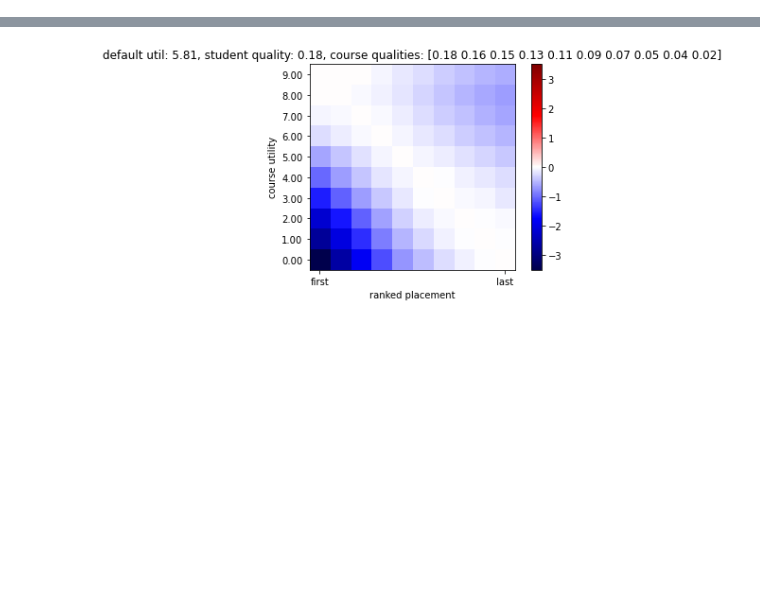
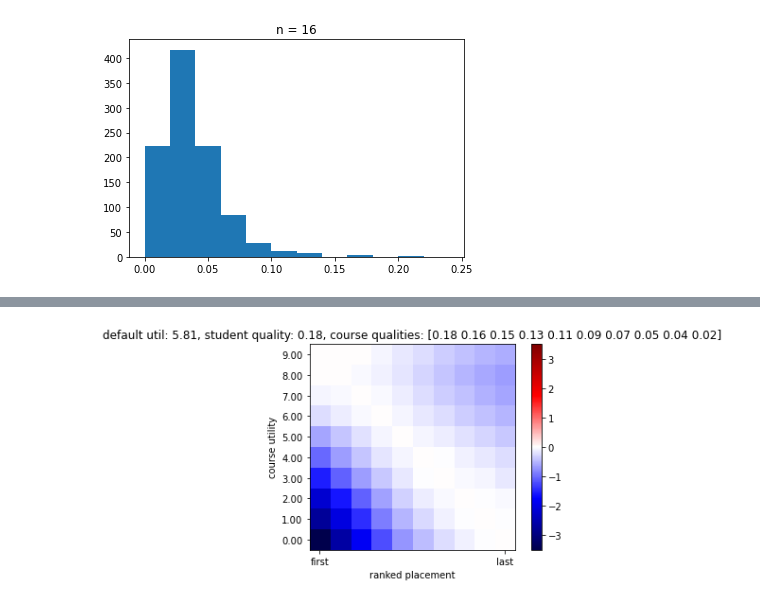
Before and after one commit to liamdj/thesis, a Jupyter notebook: sims.ipynb, the cells around one changed output, grey strips where cells are left out. Saved outputs shown, nothing was run; the diff lists cells and outputs as text; code cells hidden in the pictures; blank space fills up the shorter version.

```diff
--- a/sims.ipynb
+++ b/sims.ipynb
@@ -8,0 +47,23 @@ np.set_printoptions(precision=2)
+# %%
+trials = 1000
+ls_res = []
+ls_inputs = []
+for _ in range(trials):
+    student_qualities = np.ones(n)
+    student_qualities /= np.sum(student_qualities)
+    course_qualities = rng.random(n)
+    course_qualities /= np.sum(course_qualities)
+    match_utilities = sims.generate_utilities(course_qualities)
+    match_utilities = match_utilities / np.sum(match_utilities)
+    fixed_weights = sims.get_fixed_weights(student_qualities, course_qualities, student_weights, course_weights, 2000)
+    results = sims.try_reordering(match_utilities, fixed_weights, student_weights)
+    ls_res.append(results)
+    ls_inputs.append([student_qualities, course_qualities, match_utilities])
+ls_res = np.array(ls_res)
+# %%
+max_ex = (np.max(ls_res, axis=(1,2)) - np.mean(np.diagonal(ls_res, axis1=1, axis2=2), axis=1)) / np.mean(np.diagonal(ls_res, axis1=1, axis2=2), axis=1)
+plt.title("n = 16")
+plt.hist(max_ex, 12, (0, 0.24))
+plt.show()
+# %% [output]
+[figure, added]
```
Also changed, not shown: parts of 34 cells of this notebook, 32 other files.
